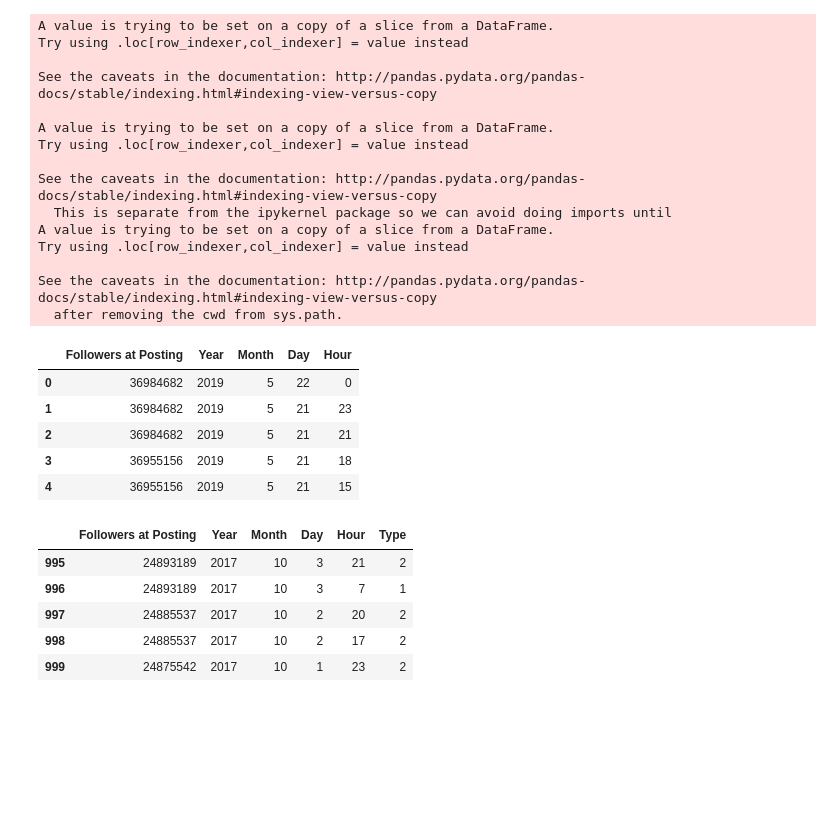
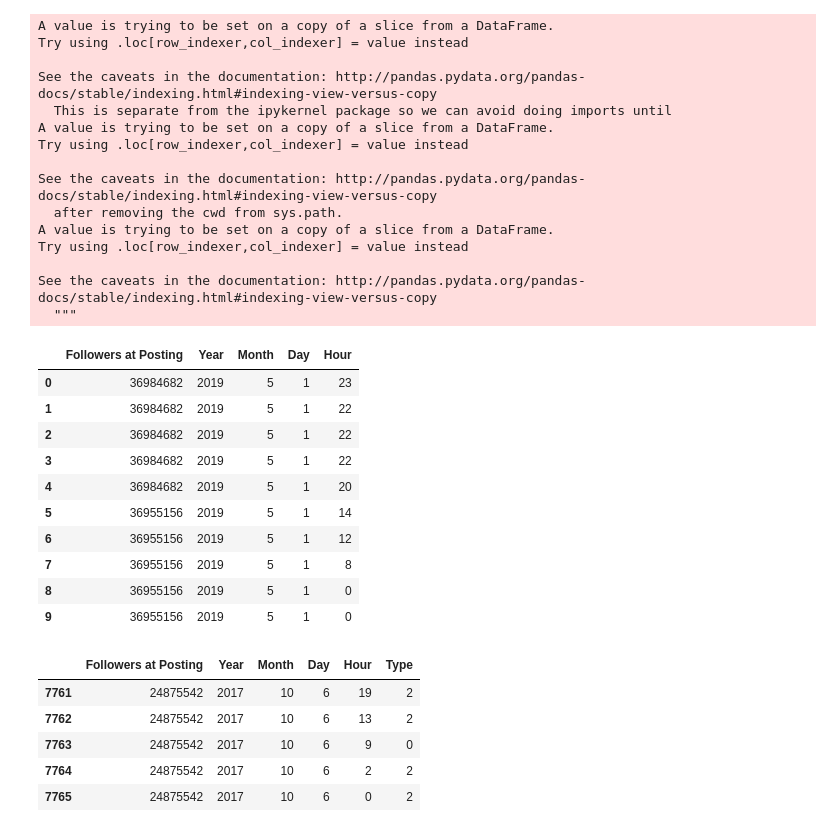
Before and after one commit to jed326/NBAHackathon2019, a Jupyter notebook: Business Analytics/Business Analytics.ipynb, the cells around one changed output. Saved outputs shown, nothing was run; the diff lists cells and outputs as text; code cells hidden in the pictures; blank space fills up the shorter version.

Commit message:
Adding day of the week data

```diff
--- a/Business Analytics/Business Analytics.ipynb
+++ b/Business Analytics/Business Analytics.ipynb
@@ -1,10 +19,6 @@
 # %%
-# Encode the CSV as utf-8 for python
-import csv
-
-path =  './holdout_set.csv'
-
-with open(path, 'r', encoding='utf-8', errors='ignore') as infile, open('holdout_set_encoded.csv', 'w') as outfile:
+def encode_csv(path, outpath):
+    with open(path, 'r', encoding='utf-8', errors='ignore') as infile, open(outpath, 'w') as outfile:
      inputs = csv.reader(infile)
      output = csv.writer(outfile)
 
@@ -36,5 +43,5 @@ X = pd.read_pickle("./cleaned_data.pkl")
 # %%
-train_df = pd.read_csv('./holdout_set_encoded.csv')
+train_df = pd.read_csv('./training_set_encoded.csv')
 train_df.head()
 # %% [output]
 |  | Engagements | Followers at Posting | Created | Type | Description |
@@ -52,15 +65,11 @@ X = train_df[['Followers at Posting']]
 # %%
+# Create features for the date data
 rows = train_df.size
 X['Year'] = pd.DataFrame(0, index=range(rows), columns=range(1))
 X['Month'] = pd.DataFrame(0, index=range(rows), columns=range(1))
 X['Day'] = pd.DataFrame(0, index=range(rows), columns=range(1))
 X['Hour'] = pd.DataFrame(0, index=range(rows), columns=range(1))
 # %% [output]
-A value is trying to be set on a copy of a slice from a DataFrame.
-Try using .loc[row_indexer,col_indexer] = value instead
-
-See the caveats in the documentation: http://pandas.pydata.org/pandas-docs/stable/indexing.html#indexing-view-versus-copy
-
 A value is trying to be set on a copy of a slice from a DataFrame.
 Try using .loc[row_indexer,col_indexer] = value instead
 
@@ -71,46 +80,57 @@ Try using .loc[row_indexer,col_indexer] = value instead
 
 See the caveats in the documentation: http://pandas.pydata.org/pandas-docs/stable/indexing.html#indexing-view-versus-copy
   after removing the cwd from sys.path.
+A value is trying to be set on a copy of a slice from a DataFrame.
+Try using .loc[row_indexer,col_indexer] = value instead
+
+See the caveats in the documentation: http://pandas.pydata.org/pandas-docs/stable/indexing.html#indexing-view-versus-copy
+  """
 # %%
 dates = train_df[['Created']]
 
 for r in range(dates.values.size):
     row = dates.values[r].tolist()
     row = "".join(row).split()
     date = row[0].split('-')
     year = date[0]
     month = date[1]
     day = date[2]
+    weekday = datetime.datetime(int(year), int(month), int(day)).weekday()
     hour = row[1].split(":")[0]
     X['Year'][r] = year
     X['Month'][r] = month
-    X['Day'][r] = day
+    X['Day'][r] = weekday
     X['Hour'][r] = hour
 
-X.head()
+X.head(10)
 # %% [output]
 |  | Followers at Posting | Year | Month | Day | Hour |
-| 0 | 36984682 | 2019 | 5 | 22 | 0 |
-| 1 | 36984682 | 2019 | 5 | 21 | 23 |
-| 2 | 36984682 | 2019 | 5 | 21 | 21 |
-| 3 | 36955156 | 2019 | 5 | 21 | 18 |
-| 4 | 36955156 | 2019 | 5 | 21 | 15 |
+| 0 | 36984682 | 2019 | 5 | 1 | 23 |
+| 1 | 36984682 | 2019 | 5 | 1 | 22 |
+| 2 | 36984682 | 2019 | 5 | 1 | 22 |
+| 3 | 36984682 | 2019 | 5 | 1 | 22 |
+| 4 | 36984682 | 2019 | 5 | 1 | 20 |
+| 5 | 36955156 | 2019 | 5 | 1 | 14 |
+| 6 | 36955156 | 2019 | 5 | 1 | 12 |
+| 7 | 36955156 | 2019 | 5 | 1 | 8 |
+| 8 | 36955156 | 2019 | 5 | 1 | 0 |
+| 9 | 36955156 | 2019 | 5 | 1 | 0 |
 # %%
+# Create feature for the type data
 Media_Type = train_df[['Type']]
 
 label_encoder = LabelEncoder()
 label_encoder = label_encoder.fit(Media_Type)
 Media_Type = label_encoder.transform(Media_Type)
-# print([x for x in Media_Type])
 label_encoder.classes_
 
 X['Type'] = Media_Type
 X.tail()
 # %% [output]
 |  | Followers at Posting | Year | Month | Day | Hour | Type |
-| 995 | 24893189 | 2017 | 10 | 3 | 21 | 2 |
-| 996 | 24893189 | 2017 | 10 | 3 | 7 | 1 |
-| 997 | 24885537 | 2017 | 10 | 2 | 20 | 2 |
-| 998 | 24885537 | 2017 | 10 | 2 | 17 | 2 |
-| 999 | 24875542 | 2017 | 10 | 1 | 23 | 2 |
+| 7761 | 24875542 | 2017 | 10 | 6 | 19 | 2 |
+| 7762 | 24875542 | 2017 | 10 | 6 | 13 | 2 |
+| 7763 | 24875542 | 2017 | 10 | 6 | 9 | 0 |
+| 7764 | 24875542 | 2017 | 10 | 6 | 2 | 2 |
+| 7765 | 24875542 | 2017 | 10 | 6 | 0 | 2 |
 # %%
```
Also changed, not shown: parts of 25 cells of this notebook, 1 other file.
